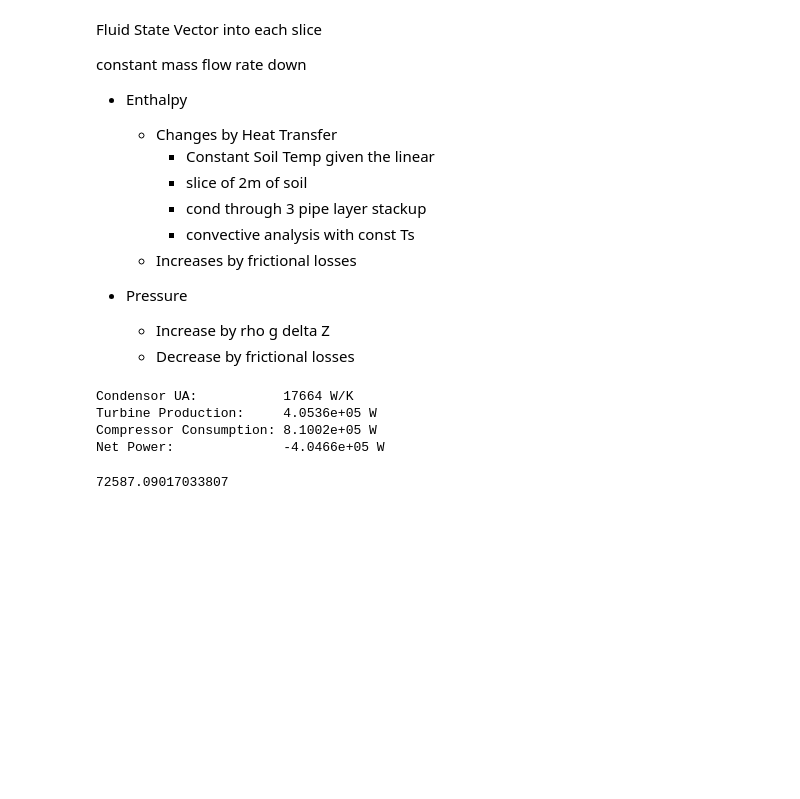
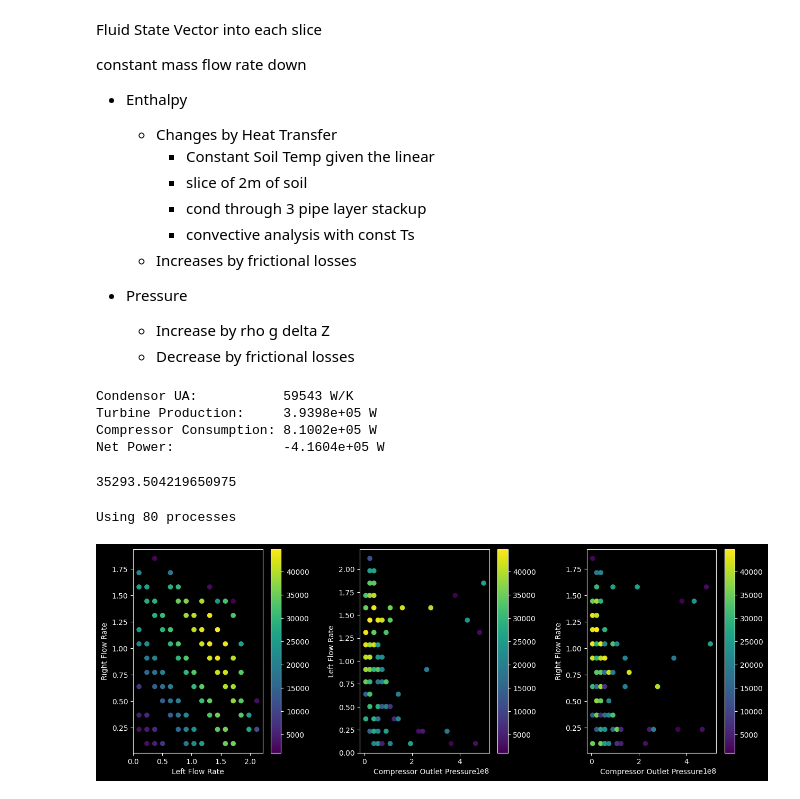
Before and after one commit to Willmac16/DFTS-Team-Seven, a Jupyter notebook: Project3.ipynb, the cells around one changed output. Saved outputs shown, nothing was run; the diff lists cells and outputs as text; code cells hidden in the pictures; blank space fills up the shorter version.

```diff
--- a/Project3.ipynb
+++ b/Project3.ipynb
@@ -102,7 +103,7 @@ thermal_convection(1, c_ohh_two.with_state(
 # %% [output]
 0.03185715590417421
 # %%
-def friction_head_loss(mass_flow, fluid: Fluid, radius, length, relative_roughness=0.001):
+def friction_head_loss(mass_flow, fluid: Fluid, radius, length, relative_roughness=conservative_roughness):
     volumetric_flow = mass_flow / fluid.density
     velocity = volumetric_flow / (np.pi * radius ** 2)
 
@@ -116,13 +117,19 @@ def friction_head_loss(mass_flow, fluid: Fluid, radius, length, relative_roughne
             return abs(1 / np.sqrt(lambda_) + 2 * np.log10(2.51 / (reynolds * np.sqrt(lambda_)) + 1 / 3.71 * relative_roughness))
 
         lambda_bounds = (0.01, 0.1)
-        friction_factor = minimize_scalar(_func, method='bounded', bounds=lambda_bounds).x
+        sol = minimize_scalar(_func, method='bounded', bounds=lambda_bounds)
+
+        assert sol.success, f"Failed to find friction factor: {sol.message}"
+
+        friction_factor = sol.x
+
+        assert friction_factor < lambda_bounds[1] and friction_factor > lambda_bounds[0]
 
 
 
     return friction_factor * length / (radius * 2) * velocity ** 2 / 2 / GRAVITY
 
-friction_head_loss(1, c_ohh_two.with_state(
+friction_head_loss(1, Fluid(FluidsList.CarbonDioxide).with_state(
     Input.pressure(100e3), Input.temperature(-20)
 ), 0.1, 1)
 # %% [output]
@@ -252,9 +259,9 @@ def SolveSlice(mass_flow, start_depth, end_depth, inlet_fluid: Fluid):
 
     frictional_head_loss = friction_head_loss(mass_flow, inlet_fluid, tube_radii[0], length)
 
-    outlet_fluid = c_ohh_two.with_state(
+    outlet_fluid = Fluid(FluidsList.CarbonDioxide).with_state(
+      Input.enthalpy(inlet_fluid.enthalpy + heat_transfer_in / mass_flow),
       # Input.internal_energy(inlet_fluid.internal_energy + heat_transfer_in / mass_flow + frictional_head_loss * GRAVITY),
-      Input.temperature(inlet_fluid.temperature + heat_transfer_in / mass_flow / inlet_fluid.specific_heat),
       Input.pressure(inlet_fluid.pressure + inlet_fluid.density * GRAVITY * (-delta_h - frictional_head_loss))
     )
 
@@ -267,12 +274,12 @@ class SystemSolution:
 
     self.downward_flow_rate = sum(flow_rates) + sequestration_rate
 
-    self.post_comp_isen =  c_ohh_two.with_state(Input.pressure(compressor_outlet_pressure),
+    self.post_comp_isen =  Fluid(FluidsList.CarbonDioxide).with_state(Input.pressure(compressor_outlet_pressure),
                                               Input.entropy(supply_fluid.entropy))
     # assert self.post_comp_isen.phase == Phases.Liquid, f"CO2 is now {self.post_comp_isen.phase} after the compressor"
 
 
-    self.post_compressor =  c_ohh_two.with_state(Input.pressure(compressor_outlet_pressure),
+    self.post_compressor =  Fluid(FluidsList.CarbonDioxide).with_state(Input.pressure(compressor_outlet_pressure),
                                               Input.enthalpy(supply_fluid.enthalpy + (self.post_comp_isen.enthalpy - supply_fluid.enthalpy) / compressor_efficiency))
     # assert self.post_compressor.phase == Phases.Liquid
 
@@ -290,7 +297,7 @@ class SystemSolution:
 
     self.pre_formation = output
 
-    self.up_states = [c_ohh_two.with_state(Input.pressure(self.pre_formation.pressure - in_formation_pressure_drop(flow_rate, self.pre_formation, well_dist)),
+    self.up_states = [Fluid(FluidsList.CarbonDioxide).with_state(Input.pressure(self.pre_formation.pressure - in_formation_pressure_drop(flow_rate, self.pre_formation, well_dist)),
                                           Input.temperature(in_formation_heat_transfer(flow_rate, self.pre_formation, well_dist))) for flow_rate, well_dist in zip(flow_rates, well_dists)]
     # for up_state in self.up_states:
     #   assert up_state.phase == Phases.Liquid
@@ -312,19 +319,19 @@ class SystemSolution:
 
       self.pre_turbines.append(output)
 
-    self.post_turb_isens = [ c_ohh_two.with_state(Input.pressure(turbine_outlet_pressure),
+    self.post_turb_isens = [ Fluid(FluidsList.CarbonDioxide).with_state(Input.pressure(turbine_outlet_pressure),
                                               Input.entropy(pre_turbine.entropy)) for pre_turbine in self.pre_turbines]
 
     # for post_turb_isen in self.post_turb_isens:
     #   assert post_turb_isen.phase == Phases.Liquid
 
-    self.post_turbines = [ c_ohh_two.with_state(Input.pressure(turbine_outlet_pressure),
+    self.post_turbines = [ Fluid(FluidsList.CarbonDioxide).with_state(Input.pressure(turbine_outlet_pressure),
                                             Input.enthalpy(pre_turbine.enthalpy - turbine_efficiency * (pre_turbine.enthalpy - post_turb_isen.enthalpy))) for pre_turbine, post_turb_isen in zip(self.pre_turbines, self.post_turb_isens)]
 
     # for post_turbine in self.post_turbines:
     #   assert post_turbine.phase == Phases.Liquid
 
-    self.post_tee =  c_ohh_two.with_state(Input.pressure(turbine_outlet_pressure), Input.enthalpy(sum([post_turbine.enthalpy * flow_rate for post_turbine, flow_rate in zip(self.post_turbines, flow_rates)]) / sum(flow_rates)))
+    self.post_tee =  Fluid(FluidsList.CarbonDioxide).with_state(Input.pressure(turbine_outlet_pressure), Input.enthalpy(sum([post_turbine.enthalpy * flow_rate for post_turbine, flow_rate in zip(self.post_turbines, flow_rates)]) / sum(flow_rates)))
     # assert self.post_tee.phase == Phases.Liquid
 
     self.condensorUA = UA_from_cond_ops(self.post_tee, supply_fluid, cold_well_temp, sum(flow_rates))
@@ -333,6 +340,8 @@ class SystemSolution:
     self.compressor_consumption = (self.post_comp_isen.enthalpy - supply_fluid.enthalpy) * self.downward_flow_rate
 
   def __repr__(self):
+
+
     return f"Condensor UA:           {self.condensorUA:.5g} W/K\nTurbine Production:     {self.turbine_production:.5g} W\nCompressor Consumption: {self.compressor_consumption:.5g} W\nNet Power:              {self.turbine_production - self.compressor_consumption:.5g} W"
 
 sol = SystemSolution( flow_rates=[2.852, 1.852],
@@ -340,16 +349,16 @@ sol = SystemSolution( flow_rates=[2.852, 1.852],
                       compressor_outlet_pressure=100.000e+06,
                       turbine_efficiency=0.85,
                       compressor_efficiency=0.85,
-                      supply_fluid=c_ohh_two.with_state(
+                      supply_fluid=Fluid(FluidsList.CarbonDioxide).with_state(
                                           Input.pressure(dioxide_pressure),
                                           Input.temperature(dioxide_temp)
                                         ))
 sol
 # %% [output]
-Condensor UA:           17664 W/K
-Turbine Production:     4.0536e+05 W
+Condensor UA:           59543 W/K
+Turbine Production:     3.9398e+05 W
 Compressor Consumption: 8.1002e+05 W
-Net Power:              -4.0466e+05 W
+Net Power:              -4.1604e+05 W
 # %%
 def slice_print(sol):
     presses = [s.pressure for s in sol.slice_log]
@@ -409,7 +418,7 @@ def objective_function(args):
               compressor_outlet_pressure=compressor_outlet_pressure,
               turbine_efficiency=0.85,
               compressor_efficiency=0.85,
-              supply_fluid=c_ohh_two.with_state(Input.pressure(dioxide_pressure),
+              supply_fluid=Fluid(FluidsList.CarbonDioxide).with_state(Input.pressure(dioxide_pressure),
                                                 Input.temperature(dioxide_temp)))
     return sol.turbine_production - sol.compressor_consumption
   except Exception as e:
@@ -417,4 +426,4 @@ def objective_function(args):
 
 objective_function((1.5, 1.5, 7.000e+06))
 # %% [output]
-72587.09017033807
+35293.504219650975
@@ -420,0 +514,9 @@ objective_function((1.5, 1.5, 7.000e+06))
+# %%
+left_range = np.linspace(0.1, 4.0, 30)
+right_range = np.linspace(0.1, 4.0, 30)
+press_range = np.linspace(dioxide_pressure, 200e6, 30)
+
+topo_map(left_range, right_range, press_range, drop_zeros=True, drop_negatives=True)
+# %% [output]
+Using 80 processes
+[figure, added]
```
Also changed, not shown: parts of 21 cells of this notebook, 1 other file.
